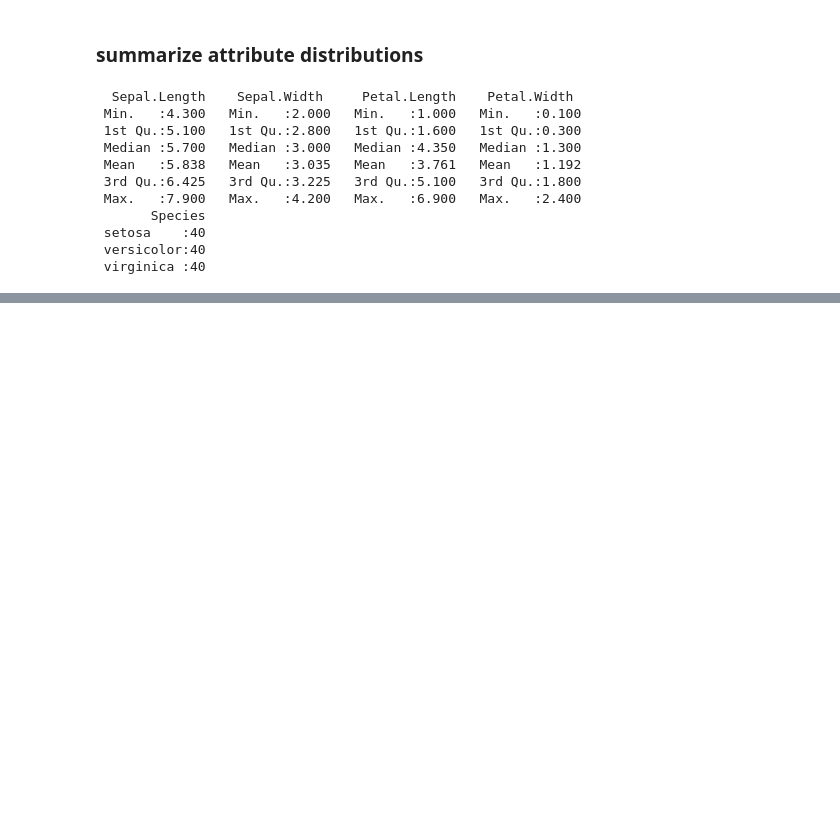
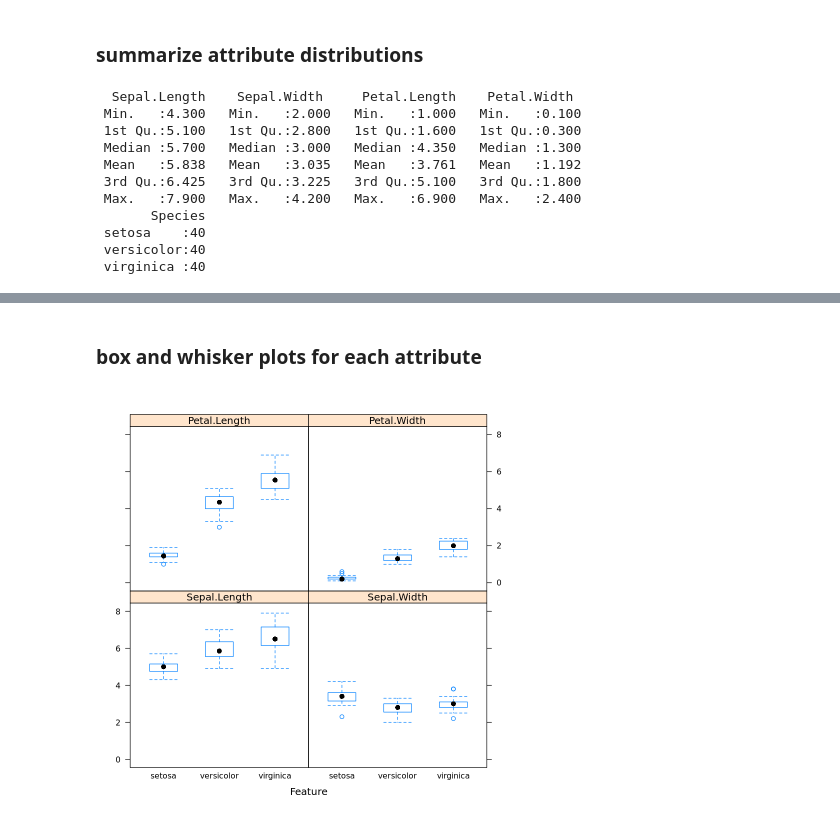
Before and after one commit to eblige01/ML_r, a Jupyter notebook: ML_r.ipynb, the cells around one changed output, grey strips where cells are left out. Saved outputs shown, nothing was run; the diff lists cells and outputs as text; code cells hidden in the pictures; blank space fills up the shorter version.

```diff
--- a/ML_r.ipynb
+++ b/ML_r.ipynb
@@ -88,0 +121,6 @@ summary(dataset)
+# %% [markdown]
+### box and whisker plots for each attribute
+# %%
+featurePlot(x=x, y=y, plot="box")
+# %% [output]
+[figure, added]
```
Also changed, not shown: parts of 13 cells of this notebook.
